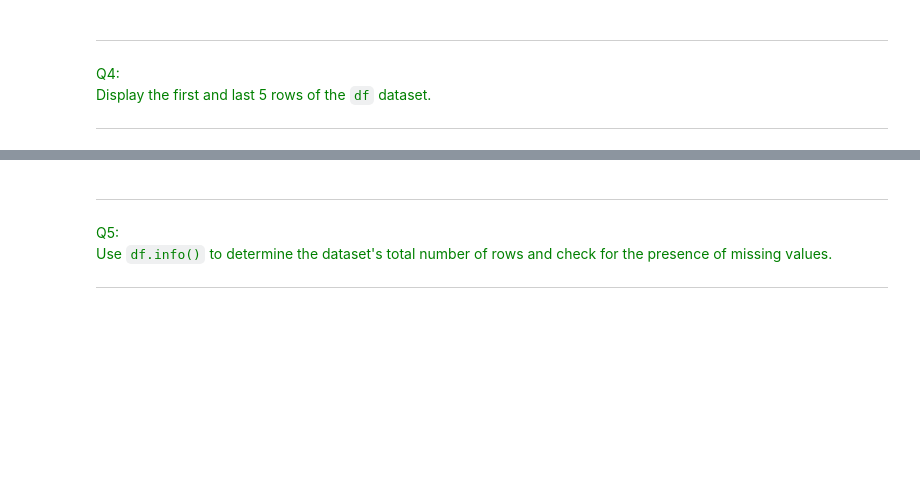
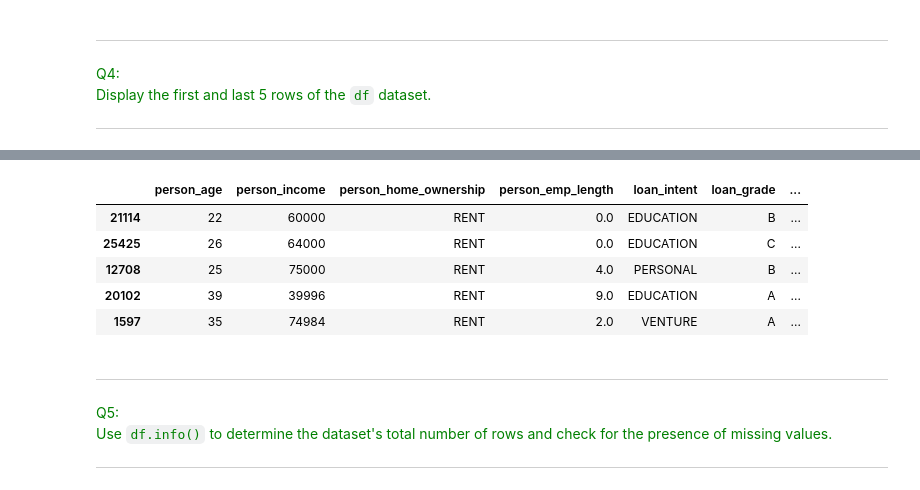
Before and after one commit to MetinLamby/MLforFinance, a Jupyter notebook: Programming_Sessions/Programming_Session_2/Programming_Session_2.ipynb, the cells around one changed output, grey strips where cells are left out. Drawn from its saved outputs; the diff is of its cells as text; code cells hidden in the pictures; blank space fills up the shorter version.

```diff
--- a/Programming_Sessions/Programming_Session_2/Programming_Session_2.ipynb
+++ b/Programming_Sessions/Programming_Session_2/Programming_Session_2.ipynb
@@ -134,3 +148,12 @@ Display the first and last 5 rows of the `df` dataset.
+# %%
+df.tail(5)
+# %% [output]
+|  | person_age | person_income | person_home_ownership | person_emp_length | loan_intent | loan_grade | ... |
+| 21114 | 22 | 60000 | RENT | 0.0 | EDUCATION | B | ... |
+| 25425 | 26 | 64000 | RENT | 0.0 | EDUCATION | C | ... |
+| 12708 | 25 | 75000 | RENT | 4.0 | PERSONAL | B | ... |
+| 20102 | 39 | 39996 | RENT | 9.0 | EDUCATION | A | ... |
+| 1597 | 35 | 74984 | RENT | 2.0 | VENTURE | A | ... |
 # %% [markdown]
 ---
 <font color=green>Q5:</font>
```
Also changed, not shown: parts of 12 cells of this notebook.
